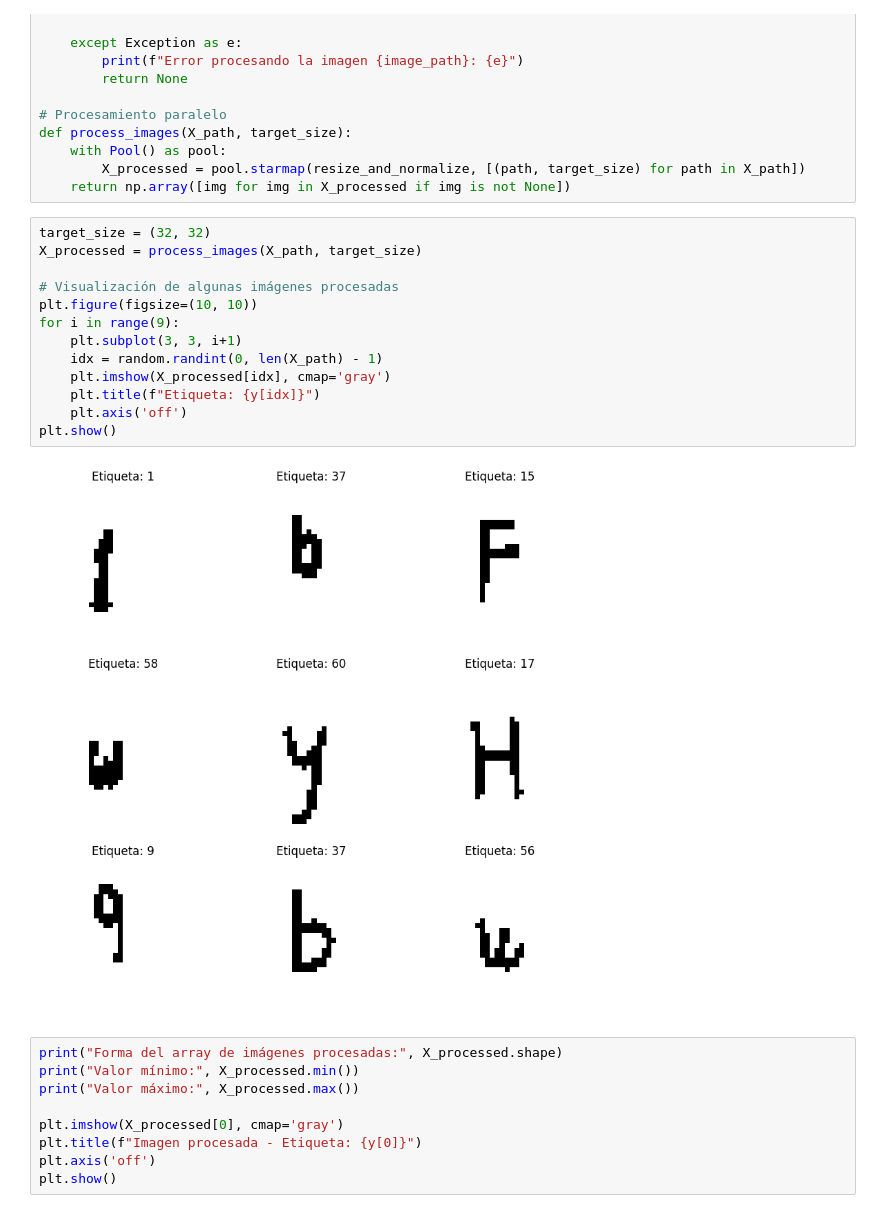
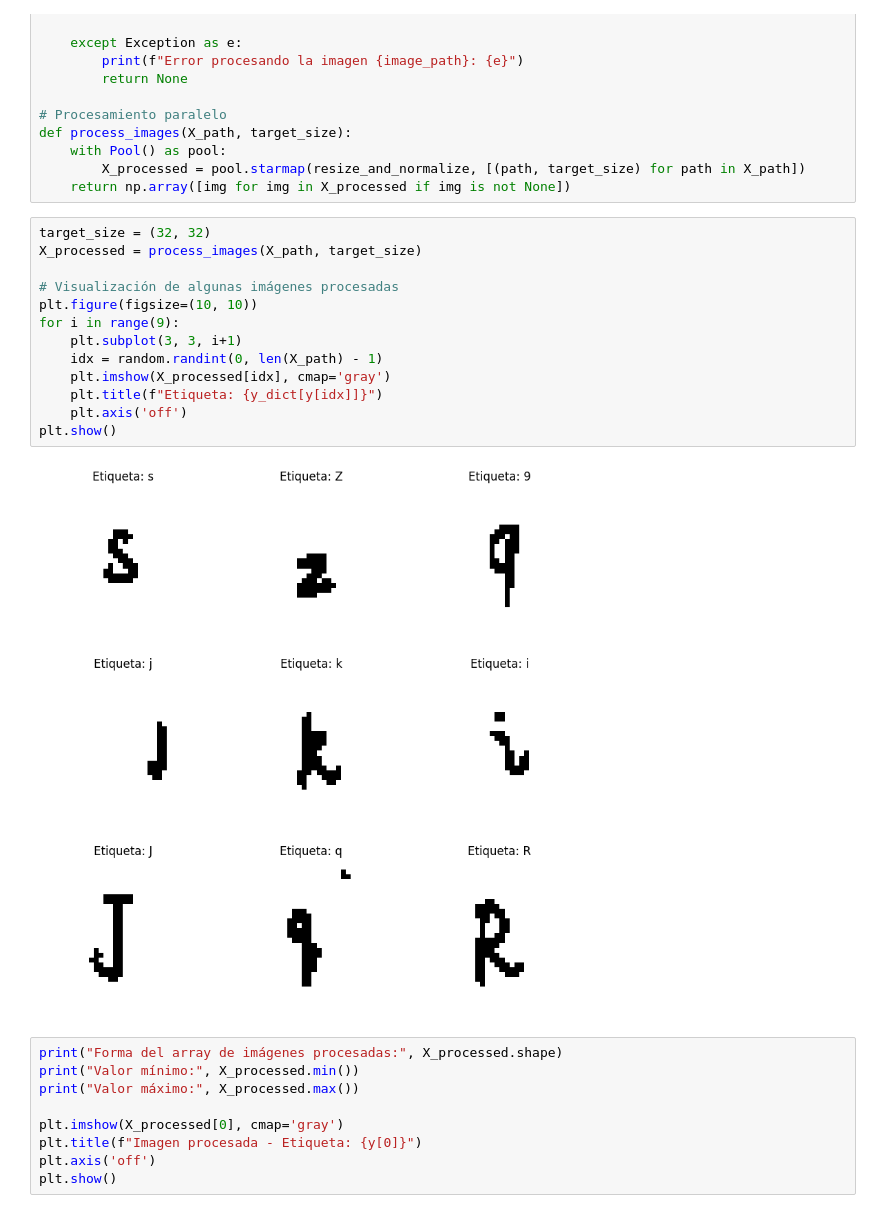
Before and after one commit to JulianSalazarD/handwritten, a Jupyter notebook: handwritten.ipynb, the cells around one changed output. Cells and saved outputs as stored; diff of their text form.

```diff
--- a/handwritten.ipynb
+++ b/handwritten.ipynb
@@ -232,18 +235,18 @@ def process_images(X_path, target_size):
 # %%
 target_size = (32, 32)
 X_processed = process_images(X_path, target_size)
 
 # Visualización de algunas imágenes procesadas
 plt.figure(figsize=(10, 10))
 for i in range(9):
     plt.subplot(3, 3, i+1)
     idx = random.randint(0, len(X_path) - 1)
     plt.imshow(X_processed[idx], cmap='gray')
-    plt.title(f"Etiqueta: {y[idx]}")
+    plt.title(f"Etiqueta: {y_dict[y[idx]]}")
     plt.axis('off')
 plt.show()
 # %% [output]
-[figure, old version]
+[figure, new version]
 # %%
 print("Forma del array de imágenes procesadas:", X_processed.shape)
 print("Valor mínimo:", X_processed.min())
```
Also changed, not shown: parts of 12 cells of this notebook, 1 other file.
